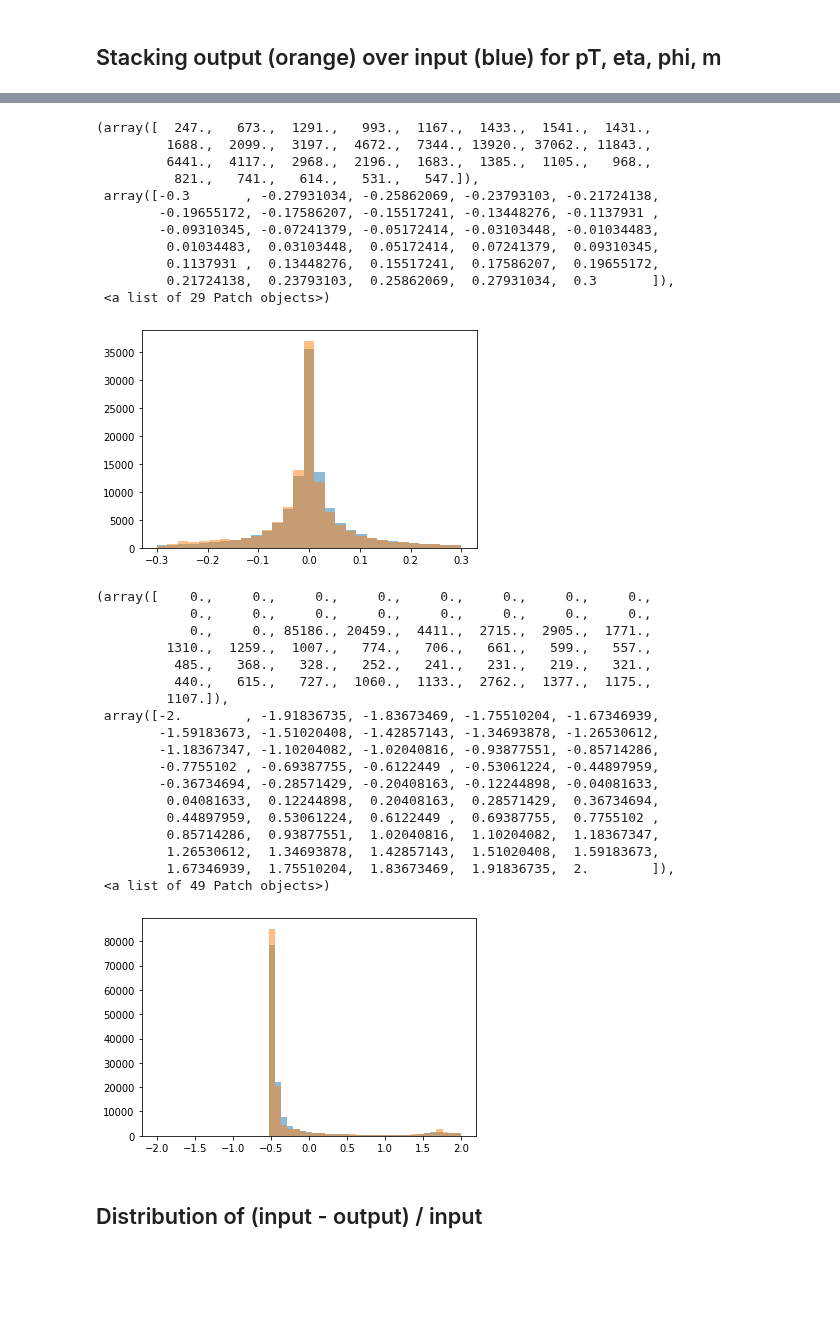
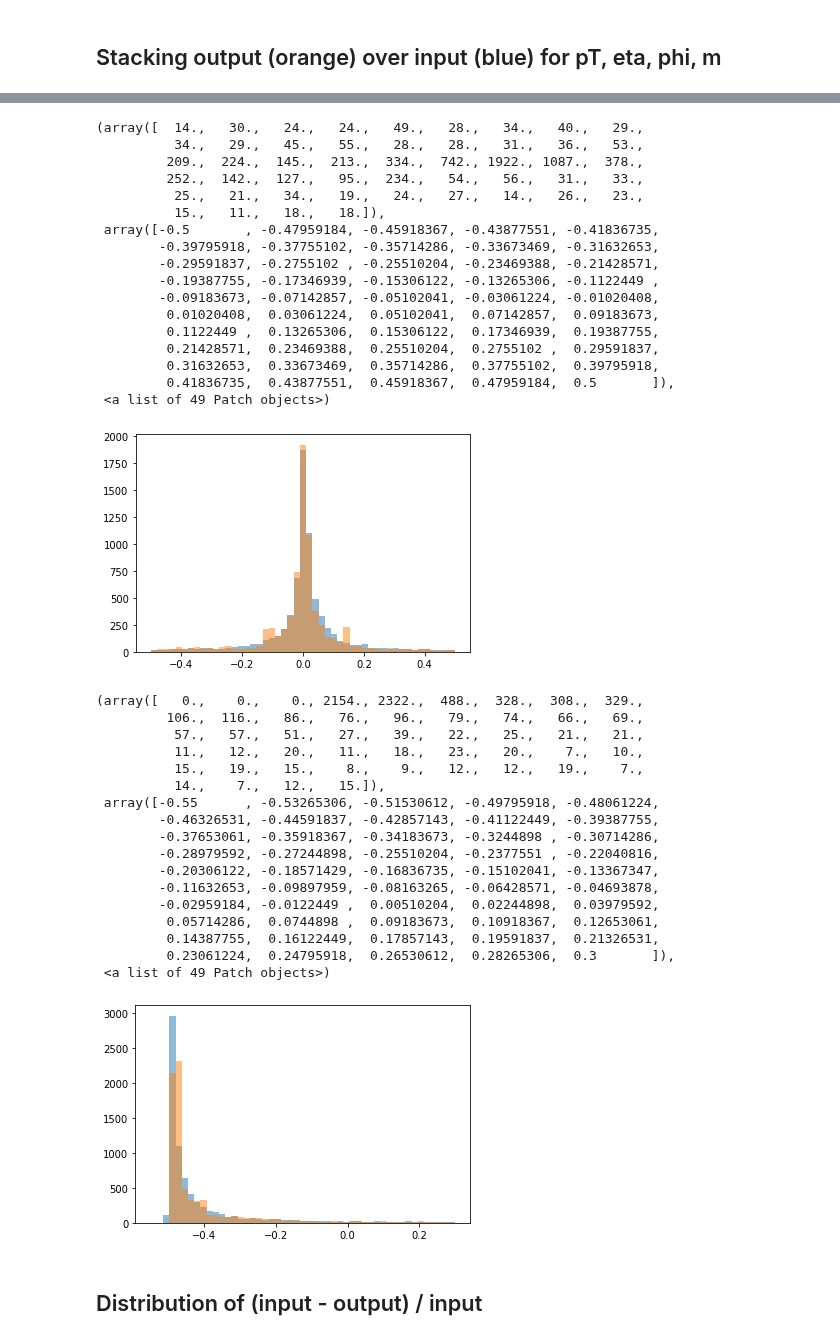
Before and after one commit to stsan9/AnomalyDetection4Jets, a Jupyter notebook: code/AE.ipynb, the cells around one changed output, grey strips where cells are left out. Saved outputs shown, nothing was run; the diff lists cells and outputs as text; code cells hidden in the pictures; blank space fills up the shorter version.

Commit message:
more histograms

```diff
--- a/code/AE.ipynb
+++ b/code/AE.ipynb
@@ -8,7 +9,7 @@ from sklearn import preprocessing
 # %%
 path = '/anomalyvol/data/events_LHCO2020_backgroundMC_Pythia.h5'
 # %%
-df = pd.read_hdf(path,stop=100000) # just read first 100000 events
+df = pd.read_hdf(path,stop=6000) # just read first 10000 events
 # %%
 all_events = df.values
 # %%
@@ -104,9 +103,10 @@ input_dim = 4
 x = Input(shape=(input_dim,))
 #x_flat = Flatten()(x)
 h1 = Dense(inter_dim_1, activation='relu')(x)
+
 h2 = Dense(inter_dim_2, activation='relu')(h1)
 h3 = Dense(final_dim, activation='relu')(h2)
-encoding = Dense(latent_dim)(h3)
+encoding = Dense(latent_dim, activation='tanh')(h3)
 # %%
 # decoder
 decoder_h3 = Dense(final_dim, activation='relu')
@@ -262,44 +332,49 @@ plt.hist(py_pred, bins=bins,alpha=0.5)
 # %%
-bins = np.linspace(-0.3, 0.3, 30)
+bins = np.linspace(-0.5, 0.5, 50)
 plt.hist(pz, bins=bins,alpha=0.5)
 plt.hist(pz_pred, bins=bins,alpha=0.5)
 # %% [output]
-(array([  247.,   673.,  1291.,   993.,  1167.,  1433.,  1541.,  1431.,
-         1688.,  2099.,  3197.,  4672.,  7344., 13920., 37062., 11843.,
-         6441.,  4117.,  2968.,  2196.,  1683.,  1385.,  1105.,   968.,
-          821.,   741.,   614.,   531.,   547.]),
- array([-0.3       , -0.27931034, -0.25862069, -0.23793103, -0.21724138,
-        -0.19655172, -0.17586207, -0.15517241, -0.13448276, -0.1137931 ,
-        -0.09310345, -0.07241379, -0.05172414, -0.03103448, -0.01034483,
-         0.01034483,  0.03103448,  0.05172414,  0.07241379,  0.09310345,
-         0.1137931 ,  0.13448276,  0.15517241,  0.17586207,  0.19655172,
-         0.21724138,  0.23793103,  0.25862069,  0.27931034,  0.3       ]),
- <a list of 29 Patch objects>)
+(array([  14.,   30.,   24.,   24.,   49.,   28.,   34.,   40.,   29.,
+          34.,   29.,   45.,   55.,   28.,   28.,   31.,   36.,   53.,
+         209.,  224.,  145.,  213.,  334.,  742., 1922., 1087.,  378.,
+         252.,  142.,  127.,   95.,  234.,   54.,   56.,   31.,   33.,
+          25.,   21.,   34.,   19.,   24.,   27.,   14.,   26.,   23.,
+          15.,   11.,   18.,   18.]),
+ array([-0.5       , -0.47959184, -0.45918367, -0.43877551, -0.41836735,
+        -0.39795918, -0.37755102, -0.35714286, -0.33673469, -0.31632653,
+        -0.29591837, -0.2755102 , -0.25510204, -0.23469388, -0.21428571,
+        -0.19387755, -0.17346939, -0.15306122, -0.13265306, -0.1122449 ,
+        -0.09183673, -0.07142857, -0.05102041, -0.03061224, -0.01020408,
+         0.01020408,  0.03061224,  0.05102041,  0.07142857,  0.09183673,
+         0.1122449 ,  0.13265306,  0.15306122,  0.17346939,  0.19387755,
+         0.21428571,  0.23469388,  0.25510204,  0.2755102 ,  0.29591837,
+         0.31632653,  0.33673469,  0.35714286,  0.37755102,  0.39795918,
+         0.41836735,  0.43877551,  0.45918367,  0.47959184,  0.5       ]),
+ <a list of 49 Patch objects>)
-[figure, old version]
+[figure, new version]
 # %%
-bins = np.linspace(-2,2, 50)
+bins = np.linspace(-0.55,0.3, 50)
 plt.hist(e, bins=bins,alpha=0.5)
 plt.hist(e_pred, bins=bins,alpha=0.5)
 # %% [output]
-(array([    0.,     0.,     0.,     0.,     0.,     0.,     0.,     0.,
-            0.,     0.,     0.,     0.,     0.,     0.,     0.,     0.,
-            0.,     0., 85186., 20459.,  4411.,  2715.,  2905.,  1771.,
-         1310.,  1259.,  1007.,   774.,   706.,   661.,   599.,   557.,
-          485.,   368.,   328.,   252.,   241.,   231.,   219.,   321.,
-          440.,   615.,   727.,  1060.,  1133.,  2762.,  1377.,  1175.,
-         1107.]),
- array([-2.        , -1.91836735, -1.83673469, -1.75510204, -1.67346939,
-        -1.59183673, -1.51020408, -1.42857143, -1.34693878, -1.26530612,
-        -1.18367347, -1.10204082, -1.02040816, -0.93877551, -0.85714286,
-        -0.7755102 , -0.69387755, -0.6122449 , -0.53061224, -0.44897959,
-        -0.36734694, -0.28571429, -0.20408163, -0.12244898, -0.04081633,
-         0.04081633,  0.12244898,  0.20408163,  0.28571429,  0.36734694,
-         0.44897959,  0.53061224,  0.6122449 ,  0.69387755,  0.7755102 ,
-         0.85714286,  0.93877551,  1.02040816,  1.10204082,  1.18367347,
-         1.26530612,  1.34693878,  1.42857143,  1.51020408,  1.59183673,
-         1.67346939,  1.75510204,  1.83673469,  1.91836735,  2.        ]),
+(array([   0.,    0.,    0., 2154., 2322.,  488.,  328.,  308.,  329.,
+         106.,  116.,   86.,   76.,   96.,   79.,   74.,   66.,   69.,
+          57.,   57.,   51.,   27.,   39.,   22.,   25.,   21.,   21.,
+          11.,   12.,   20.,   11.,   18.,   23.,   20.,    7.,   10.,
+          15.,   19.,   15.,    8.,    9.,   12.,   12.,   19.,    7.,
+          14.,    7.,   12.,   15.]),
+ array([-0.55      , -0.53265306, -0.51530612, -0.49795918, -0.48061224,
+        -0.46326531, -0.44591837, -0.42857143, -0.41122449, -0.39387755,
+        -0.37653061, -0.35918367, -0.34183673, -0.3244898 , -0.30714286,
+        -0.28979592, -0.27244898, -0.25510204, -0.2377551 , -0.22040816,
+        -0.20306122, -0.18571429, -0.16836735, -0.15102041, -0.13367347,
+        -0.11632653, -0.09897959, -0.08163265, -0.06428571, -0.04693878,
+        -0.02959184, -0.0122449 ,  0.00510204,  0.02244898,  0.03979592,
+         0.05714286,  0.0744898 ,  0.09183673,  0.10918367,  0.12653061,
+         0.14387755,  0.16122449,  0.17857143,  0.19591837,  0.21326531,
+         0.23061224,  0.24795918,  0.26530612,  0.28265306,  0.3       ]),
  <a list of 49 Patch objects>)
-[figure, old version]
+[figure, new version]
 # %%
 d_px = [row[0] for row in distr]
 d_py = [row[1] for row in distr]
```
Also changed, not shown: parts of 18 cells of this notebook, 1 other file.
